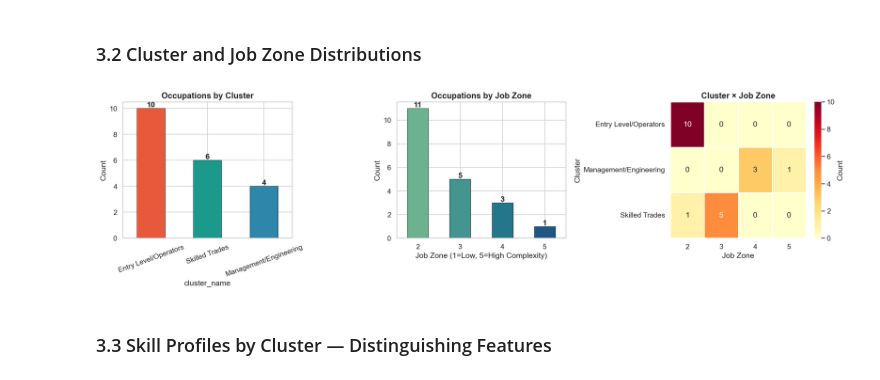
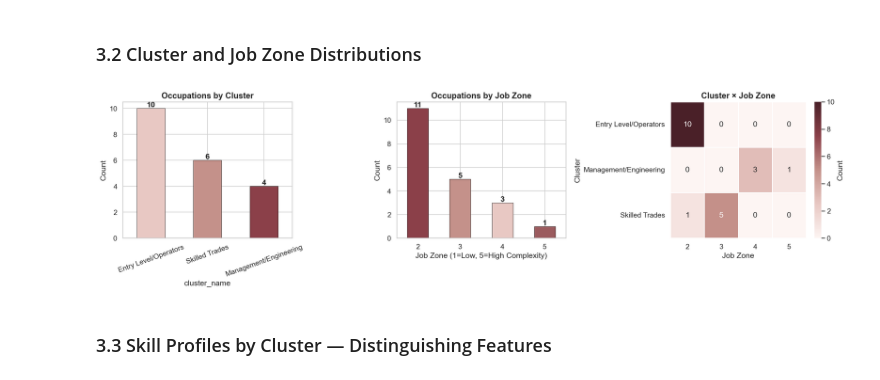
Before and after one commit to zongyang078/CareerDrive, a Jupyter notebook: notebooks/03_eda.ipynb, the cells around one changed output. Saved outputs shown, nothing was run; the diff lists cells and outputs as text; code cells hidden in the pictures.

```diff
--- a/notebooks/03_eda.ipynb
+++ b/notebooks/03_eda.ipynb
@@ -36,13 +36,14 @@ import numpy as np
 import matplotlib.pyplot as plt
 import seaborn as sns
 from sklearn.preprocessing import StandardScaler
+from src.theme import CLUSTER_COLORS, PALETTE_EXT, CMAP_SEQUENTIAL
 
-sns.set_theme(style="whitegrid", palette="muted", font_scale=1.1)
-plt.rcParams['figure.dpi'] = 150
-plt.rcParams['savefig.dpi'] = 150
-plt.rcParams['savefig.bbox'] = 'tight'
+sns.set_theme(style="whitegrid", font_scale=1.1)
+plt.rcParams["figure.dpi"] = 150
+plt.rcParams["savefig.dpi"] = 150
+plt.rcParams["savefig.bbox"] = "tight"
 
-EXCEL = '../data/raw/Career_Drive_Project_Data_Sources.xlsx'
+EXCEL = "../data/raw/Career_Drive_Project_Data_Sources.xlsx"
 # %%
 # Load all processed datasets
 agc = pd.read_csv('../data/processed/agc_members.csv')
@@ -147,43 +143,39 @@ Occupations by Cluster and Job Zone:
 # %%
 fig, axes = plt.subplots(1, 3, figsize=(18, 5))
 
-# Cluster distribution
-cluster_counts = clusters['cluster_name'].value_counts()
-cluster_colors = {'Management/Engineering': '#2E86AB', 'Skilled Trades': '#1B998B',
-                  'Entry Level/Operators': '#E8593C'}
+cluster_counts = clusters["cluster_name"].value_counts()
+cluster_colors = CLUSTER_COLORS
 cluster_counts.plot.bar(ax=axes[0],
                         color=[cluster_colors[c] for c in cluster_counts.index],
-                        edgecolor='black', linewidth=0.5)
-axes[0].set_title("Occupations by Cluster", fontsize=14, fontweight='bold')
+                        edgecolor="black", linewidth=0.5)
+axes[0].set_title("Occupations by Cluster", fontsize=14, fontweight="bold")
 axes[0].set_ylabel("Count")
-axes[0].tick_params(axis='x', rotation=20)
+axes[0].tick_params(axis="x", rotation=20)
 for i, v in enumerate(cluster_counts):
-    axes[0].text(i, v + 0.1, str(v), ha='center', fontweight='bold')
+    axes[0].text(i, v + 0.1, str(v), ha="center", fontweight="bold")
 
-# Job Zone distribution
-jz_counts = clusters['Job Zone'].value_counts().sort_index()
-jz_counts.plot.bar(ax=axes[1], color=sns.color_palette("crest", n_colors=len(jz_counts)),
-                   edgecolor='black', linewidth=0.5)
-axes[1].set_title("Occupations by Job Zone", fontsize=14, fontweight='bold')
+jz_counts = clusters["Job Zone"].value_counts().sort_index()
+jz_counts.plot.bar(ax=axes[1], color=PALETTE_EXT[:len(jz_counts)],
+                   edgecolor="black", linewidth=0.5)
+axes[1].set_title("Occupations by Job Zone", fontsize=14, fontweight="bold")
 axes[1].set_xlabel("Job Zone (1=Low, 5=High Complexity)")
 axes[1].set_ylabel("Count")
-axes[1].tick_params(axis='x', rotation=0)
+axes[1].tick_params(axis="x", rotation=0)
 for i, v in enumerate(jz_counts):
-    axes[1].text(i, v + 0.1, str(v), ha='center', fontweight='bold')
+    axes[1].text(i, v + 0.1, str(v), ha="center", fontweight="bold")
 
-# Cross-tabulation heatmap
-ct = pd.crosstab(clusters['cluster_name'], clusters['Job Zone'])
-sns.heatmap(ct, annot=True, fmt='d', cmap='YlOrRd', ax=axes[2],
-            linewidths=0.5, cbar_kws={'label': 'Count'})
-axes[2].set_title("Cluster × Job Zone", fontsize=14, fontweight='bold')
+ct = pd.crosstab(clusters["cluster_name"], clusters["Job Zone"])
+sns.heatmap(ct, annot=True, fmt="d", cmap=CMAP_SEQUENTIAL, ax=axes[2],
+            linewidths=0.5, cbar_kws={"label": "Count"})
+axes[2].set_title("Cluster × Job Zone", fontsize=14, fontweight="bold")
 axes[2].set_ylabel("Cluster")
 axes[2].set_xlabel("Job Zone")
 
 plt.tight_layout()
-plt.savefig('../outputs/occupation_clusters_overview.png')
+plt.savefig("../outputs/occupation_clusters_overview.png")
 plt.show()
 # %% [output]
-[figure, old version]
+[figure, new version]
 # %% [markdown]
 ### 3.3 Skill Profiles by Cluster — Distinguishing Features
 # %%
```
Also changed, not shown: parts of 5 cells of this notebook, 18 other files.
